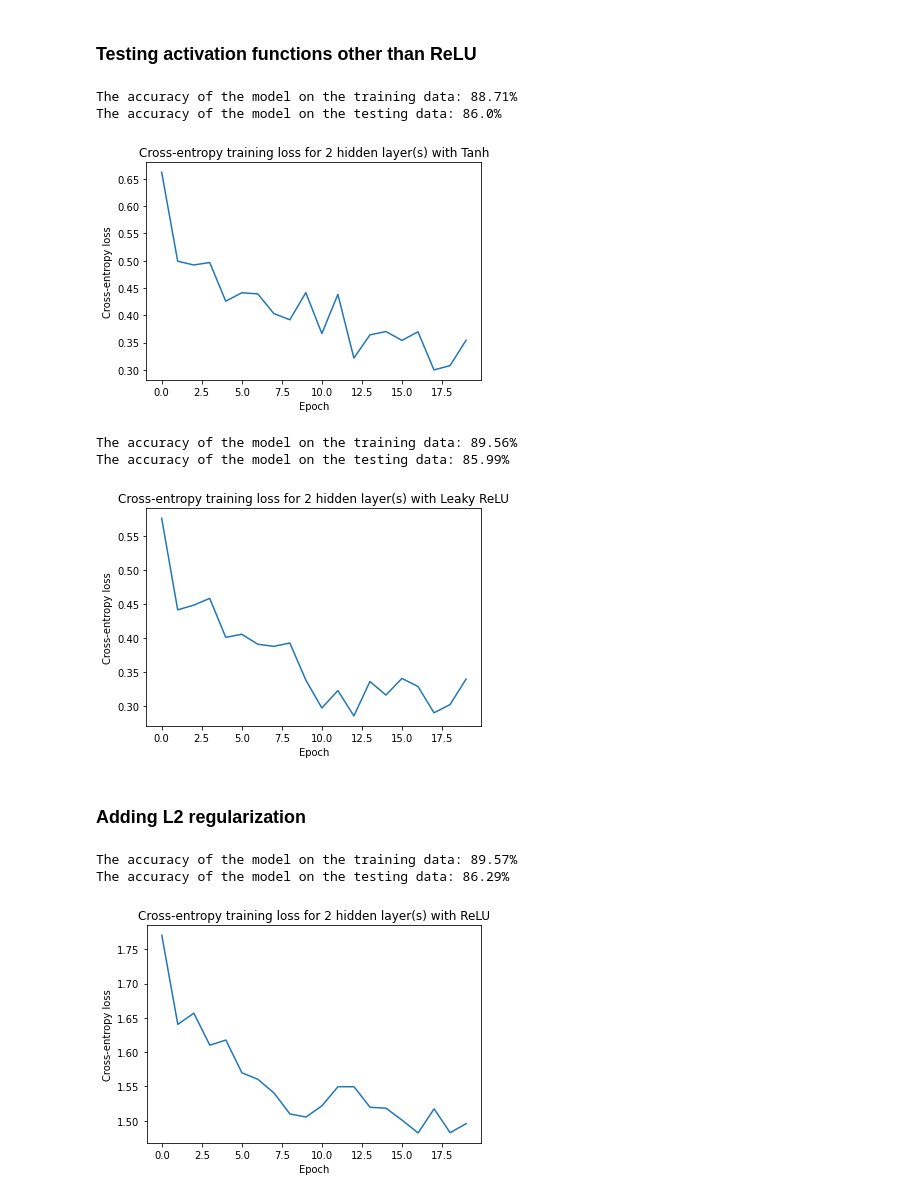
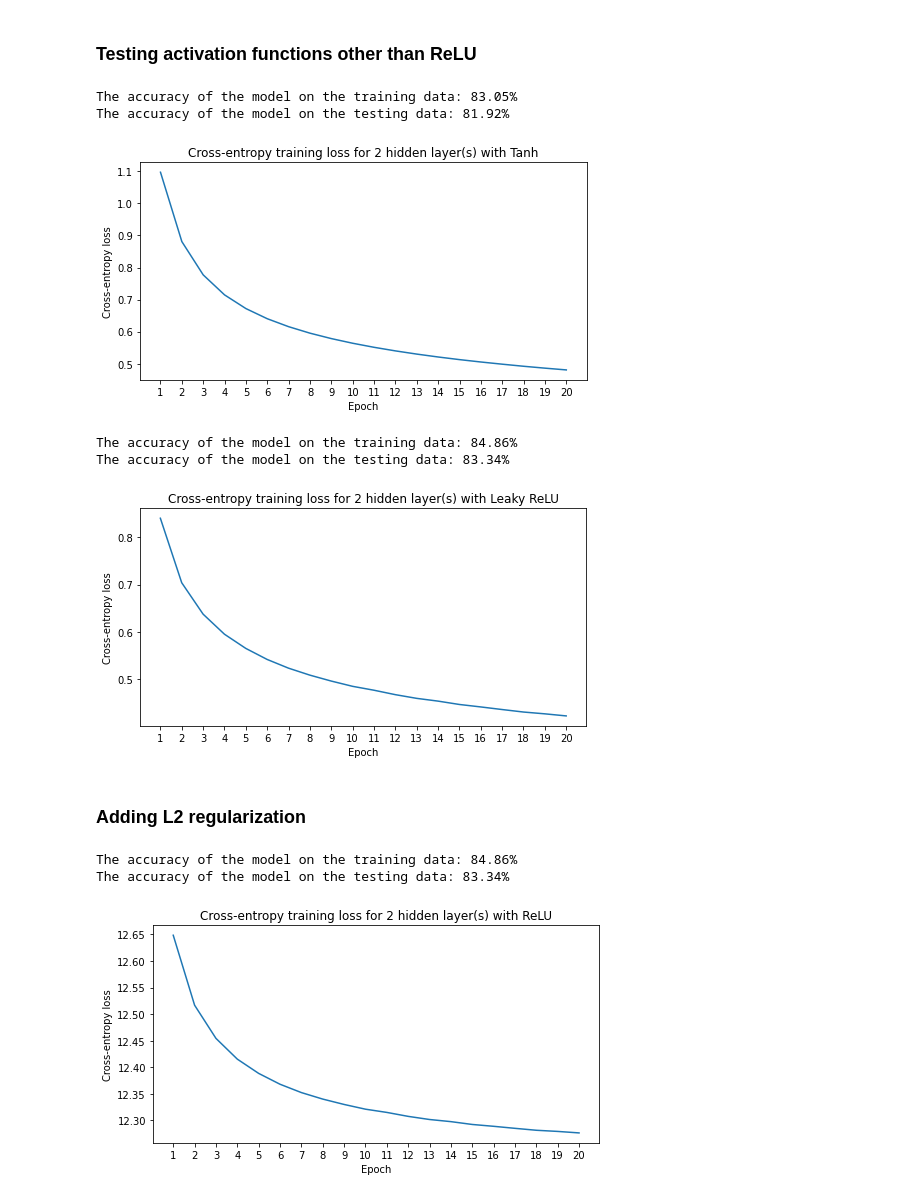
Before and after one commit to faithrts/ML-Intro, a Jupyter notebook: A3_Draft.ipynb, the cells around one changed output. Cells and saved outputs as stored; diff of their text form; code cells hidden in the pictures.

Commit message:
smooth graphs

```diff
--- a/A3_Draft.ipynb
+++ b/A3_Draft.ipynb
@@ -229,7 +264,8 @@ class LinearLayer(NeuralNetLayer):
     self.ni = input_size
     self.no = output_size
 
-    sigma = 0.1
+    sigma = 0.01
+    random_state = RandomState(1234)
     self.w = sigma * random_state.randn(output_size, input_size)
     self.b = sigma * random_state.randn(output_size)
     self.cur_input = None
@@ -392,6 +428,8 @@ class MLP:
     labels_count = len(set(y_train))
     labels = np.eye(labels_count)[np.array(y_train)]
 
+    x_train_size = len(x_train)
+
     # the number of instances in each batch
     batch_count = int(len(x_train) / batch_size)
 
@@ -423,7 +461,7 @@ class MLP:
 
       # back propagates
       self.backward(batch_labels)
-      opt.step()
+      opt.step(batch_size / x_train_size)
 
     # calculates the loss
     prediction_probs = self.forward(x_train)
@@ -448,6 +486,7 @@ class MLP:
     indices = np.arange(0, len(x_train))
 
     for epoch in range(epochs):
+      random_state = RandomState(1234)
       random_state.shuffle(indices)
       x_train_shuf = x_train[indices]
       y_train_shuf = y_train[indices]
@@ -505,10 +544,11 @@ class Optimizer:
     def __init__(self, net: MLP):
         self.net = net
 
-    def step(self):
+    # batch_coef is the number of instances in the batch / training data size
+    def step(self, batch_coef):
         for layer in self.net.layers[::-1]:
             if layer.parameters is not None:
-                self.update(layer.parameters, layer.gradient)
+                self.update(layer.parameters, layer.gradient, batch_coef)
 
     def update(self, params, gradient):
         raise NotImplementedError
@@ -518,9 +558,9 @@ class GradientDescentOptimizer(Optimizer):
         super().__init__(net)
         self.lr = lr
 
-    def update(self, params, gradient):
+    def update(self, params, gradient, batch_coef):
         for (p, g) in zip(params, gradient):
-            p -= self.lr * g.mean(axis=0)
+            p -= self.lr * g.mean(axis=0) * batch_coef
 # %% [markdown]
 # Running experiments
 # %% [markdown]
@@ -571,7 +611,7 @@ def plot_train_test_acc(train_accs, test_accs, hidden_layer_count, activation_fu
   plt.ylabel("Classification accuracy")
   plt.legend()
 # %%
-def epoch_mini_batch(x_train, y_train, x_test, y_test, hidden_layers, hidden_units, activation_func, lr, batch_size, epochs, lambda_reg = 0, track_loss = False, track_acc = False):
+def epoch_mini_batch(x_train, y_train, x_test, y_test, hidden_layers, hidden_units, activation_func, lr, batch_size, epochs, lambda_reg = 0, track_acc = False):
   n_features = x_train.shape[-1]
   n_output = len(set(y_train))
 
@@ -591,8 +631,7 @@ def epoch_mini_batch(x_train, y_train, x_test, y_test, hidden_layers, hidden_uni
   hidden_layer_count = int((len(mlp.layers) - 2) / 2)
 
   # plots the cross-entropy loss
-  if track_loss:
-    plot_losses(losses, hidden_layer_count, activation_func)
+  plot_losses(losses, hidden_layer_count, activation_func)
 
   # plots the training and testing accuracy
   if track_acc:
@@ -698,30 +691,30 @@ The accuracy of the model on the testing data: 86.16%
 # %%
 ### training and testing 2 hidden layers with Tanh activation functions
 
-mlp2t = epoch_mini_batch(x_train, y_train, x_test, y_test, 2, [128, 128], "Tanh", 0.1, 1000, 20, track_loss = True)
+mlp2t = epoch_mini_batch(x_train, y_train, x_test, y_test, 2, [128, 128], "Tanh", 0.95, 1000, 20)
 acc2t = evaluate_mlp_acc(mlp2t, x_train, y_train, x_test, y_test, silent = False)
 # %% [output]
-The accuracy of the model on the training data: 88.71%
-The accuracy of the model on the testing data: 86.0%
+The accuracy of the model on the training data: 83.05%
+The accuracy of the model on the testing data: 81.92%
-[figure, old version]
+[figure, new version]
 # %%
 ### training and testing 2 hidden layers with leaky ReLU activation functions
 
-mlp2l = epoch_mini_batch(x_train, y_train, x_test, y_test, 2, [128, 128], "Leaky ReLU", 0.1, 1000, 20, track_loss = True)
+mlp2l = epoch_mini_batch(x_train, y_train, x_test, y_test, 2, [128, 128], "Leaky ReLU", 0.95, 1000, 20)
 acc2l = evaluate_mlp_acc(mlp2l, x_train, y_train, x_test, y_test, silent = False)
 # %% [output]
-The accuracy of the model on the training data: 89.56%
-The accuracy of the model on the testing data: 85.99%
+The accuracy of the model on the training data: 84.86%
+The accuracy of the model on the testing data: 83.34%
-[figure, old version]
+[figure, new version]
 # %% [markdown]
 ### Adding L2 regularization
 # %%
 ### training and testing 2 hidden layers with ReLU activation functions and L2 regularization
 
-mlp2reg = epoch_mini_batch(x_train, y_train, x_test, y_test, 2, [128, 128], "ReLU", 0.1, 1000, 20, track_loss = True, lambda_reg = 0.001)
+mlp2reg = epoch_mini_batch(x_train, y_train, x_test, y_test, 2, [128, 128], "ReLU", 0.95, 1000, 20, lambda_reg = 0.01)
 acc2reg = evaluate_mlp_acc(mlp2reg, x_train, y_train, x_test, y_test, silent = False)
 # %% [output]
-The accuracy of the model on the training data: 89.57%
-The accuracy of the model on the testing data: 86.29%
+The accuracy of the model on the training data: 84.86%
+The accuracy of the model on the testing data: 83.34%
-[figure, old version]
+[figure, new version]
 # %% [markdown]
```
Also changed, not shown: parts of 29 cells of this notebook.
